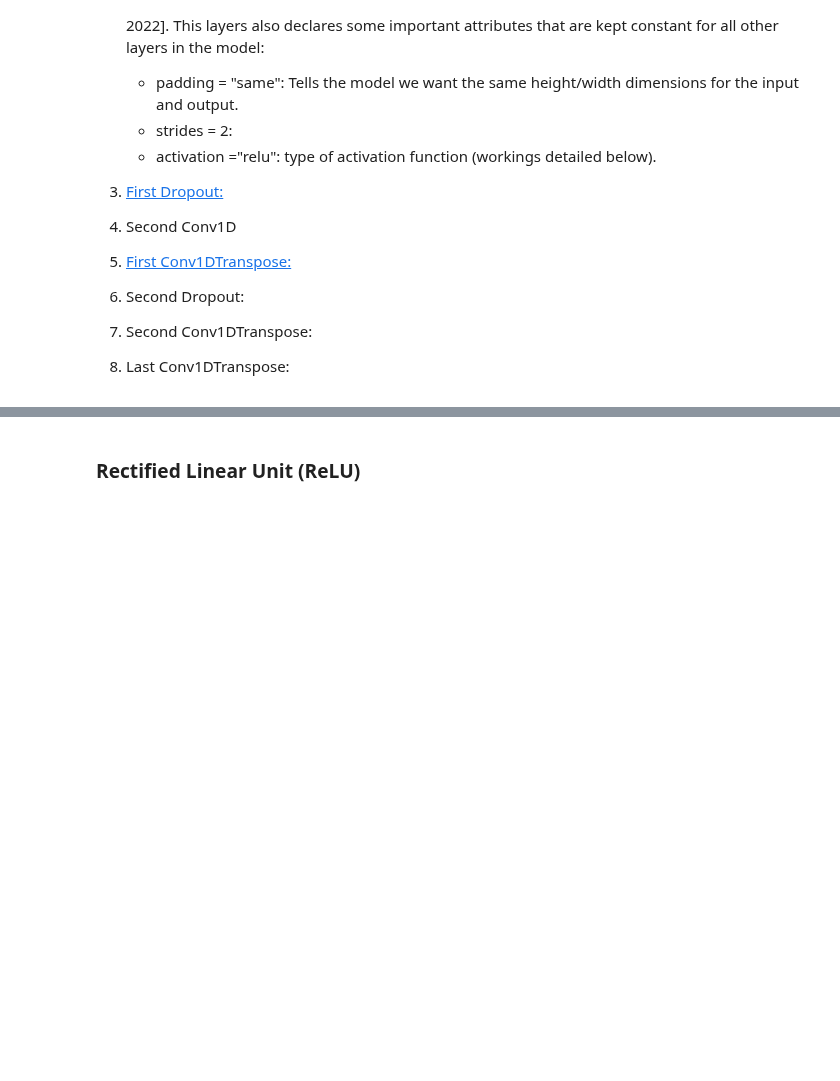
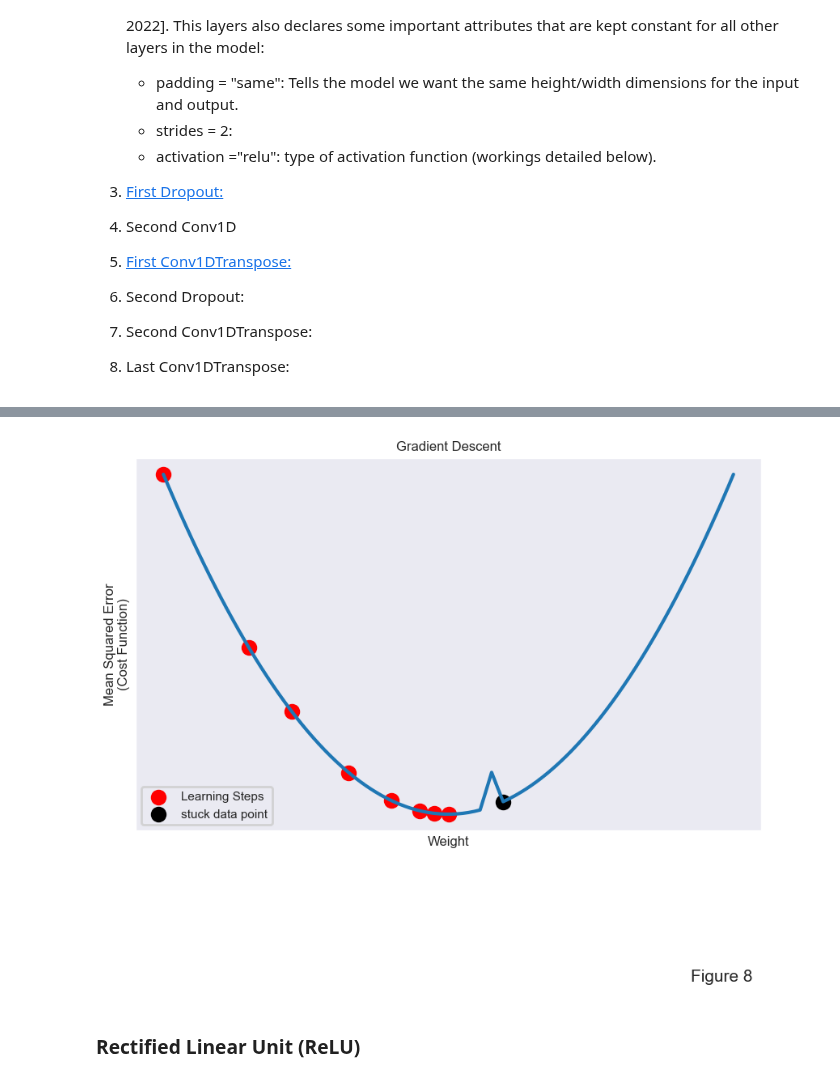
Before and after one commit to CiaranMoran27/machstat-assessment, a Jupyter notebook: time_series_anomaly_detection.ipynb, the cells around one changed output, grey strips where cells are left out. Saved outputs shown, nothing was run; the diff lists cells and outputs as text; code cells hidden in the pictures; blank space fills up the shorter version.

```diff
--- a/time_series_anomaly_detection.ipynb
+++ b/time_series_anomaly_detection.ipynb
@@ -451,3 +460,44 @@ optimizer = keras.optimizers.Adam(learning_rate=0.001)
+# %%
+# create figure and single axes.
+fig, ax = plt.subplots(figsize = (10,6))
+plt.figtext(0.85, -0.2, 'Figure 8', horizontalalignment='center', fontsize = 15);
+
+# Plot x vs x squared
+x = np.linspace(-1, 1, 100)
+y = x * x
+
+# alterting y values to incorperate local minima into plot***
+# get index of datapoint passed half-way point
+idx = int((len(x) // 1.75))
+
+# alter y-values at and around index
+y[idx-1] = y[idx-1] +0.05
+y[idx] = y[idx] + 0.1
+y[idx+1] = y[idx+1] + 0.05
+
+# plot function
+ax.plot(x, y)
+
+# plot learning steps
+weights = [-1, -0.70, -0.55, -0.35, -0.20, -0.10, -0.05, 0.00]
+costs = [weight ** 2 for weight in weights]
+ax.scatter(weights, costs, color='red',  label = 'Learning Steps')
+
+# plot datapoint stuck at local minima
+ax.scatter(x[idx+2], y[idx+2], color='black', label = 'stuck data point')
+
+# label plot.
+ax.set_xlabel('Weight')
+ax.set_ylabel('Mean Squared Error\n(Cost Function)')
+ax.set_title("Gradient Descent")
+
+# Hide axis ticks
+ax.axes.get_xaxis().set_ticks([])
+ax.axes.get_yaxis().set_ticks([])
+plt.legend()
+plt.show();
+# %% [output]
+[figure, added]
 # %% [markdown]
 ### Rectified Linear Unit (ReLU)
 # %% [markdown]
```
Also changed, not shown: parts of 16 cells of this notebook.
